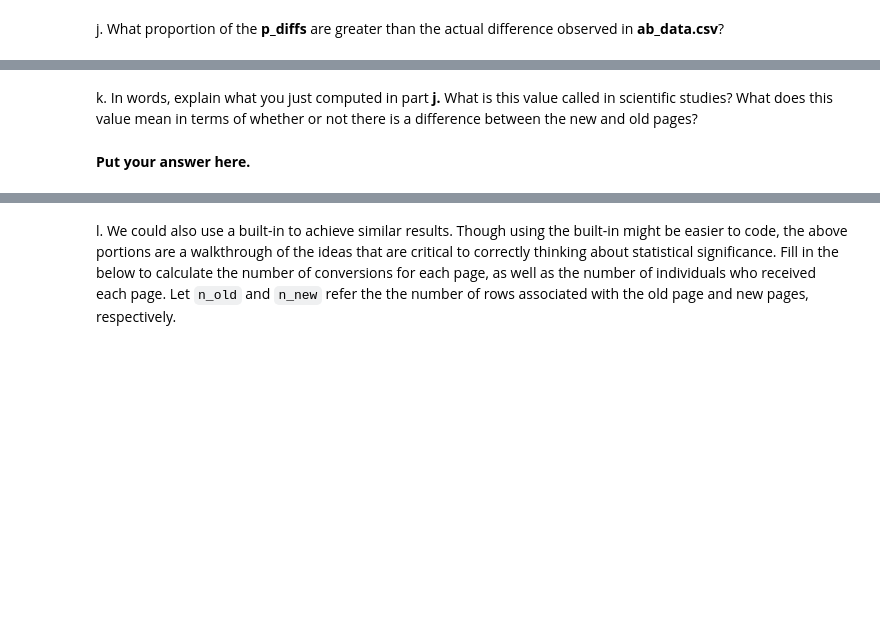
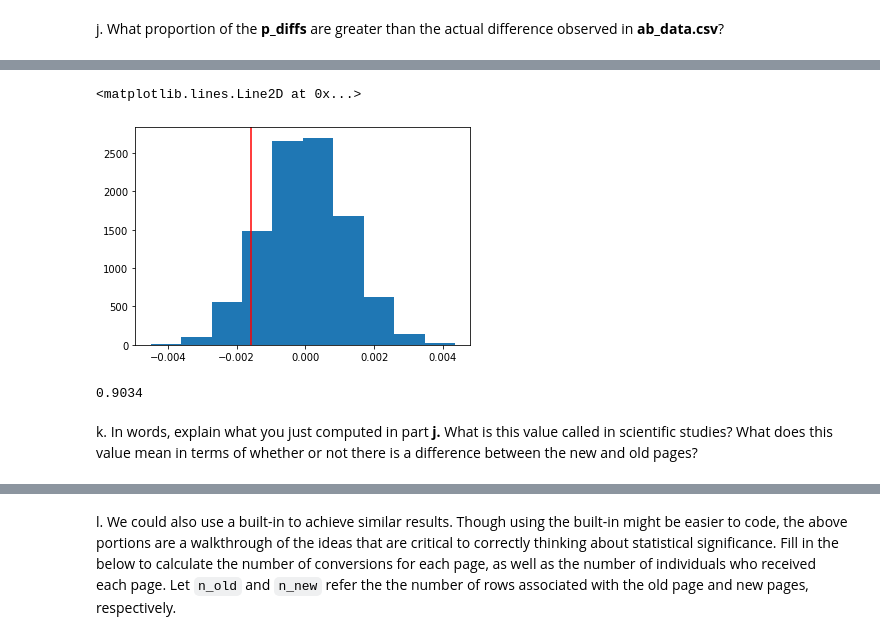
Before and after one commit to anniemburu/Analyze_ab_test_results, a Jupyter notebook: Analyze_ab_test_results_notebook.ipynb, the cells around one changed output, grey strips where cells are left out. Saved outputs shown, nothing was run; the diff lists cells and outputs as text; code cells hidden in the pictures; blank space fills up the shorter version.

```diff
--- a/Analyze_ab_test_results_notebook.ipynb
+++ b/Analyze_ab_test_results_notebook.ipynb
@@ -119,2 +266,6 @@ i. Plot a histogram of the **p_diffs**.  Does this plot look like what you expec
 # %% [markdown]
 j. What proportion of the **p_diffs** are greater than the actual difference observed in **ab_data.csv**?
+# %%
+# Users in the old and new pages
+new_conv_users = df2.query('converted == 1 and landing_page == "new_page"')['user_id'].nunique()
+old_conv_users = df2.query('converted == 1 and landing_page == "old_page"')['user_id'].nunique()
@@ -121,4 +286,20 @@ j. What proportion of the **p_diffs** are greater than the actual difference obs
+# %%
+#Create a distribution under the null hypothesis
+null_vals = np.random.normal(0, p_diffs.std(), p_diffs.size)
+
+#Corresponding histogram
+plt.hist(null_vals)
+
+# The actual diff
+plt.axvline(obsv_diff, c="red")
+# %% [output]
+<matplotlib.lines.Line2D at 0x...>
+[figure, added]
+# %%
+#Calculate the p-value
+p_val = (null_vals > obsv_diff).mean()
+p_val
+# %% [output]
+0.9034
 # %% [markdown]
 k. In words, explain what you just computed in part **j.**  What is this value called in scientific studies?  What does this value mean in terms of whether or not there is a difference between the new and old pages?
-# %% [markdown]
-**Put your answer here.**
```
Also changed, not shown: parts of 67 cells of this notebook.
